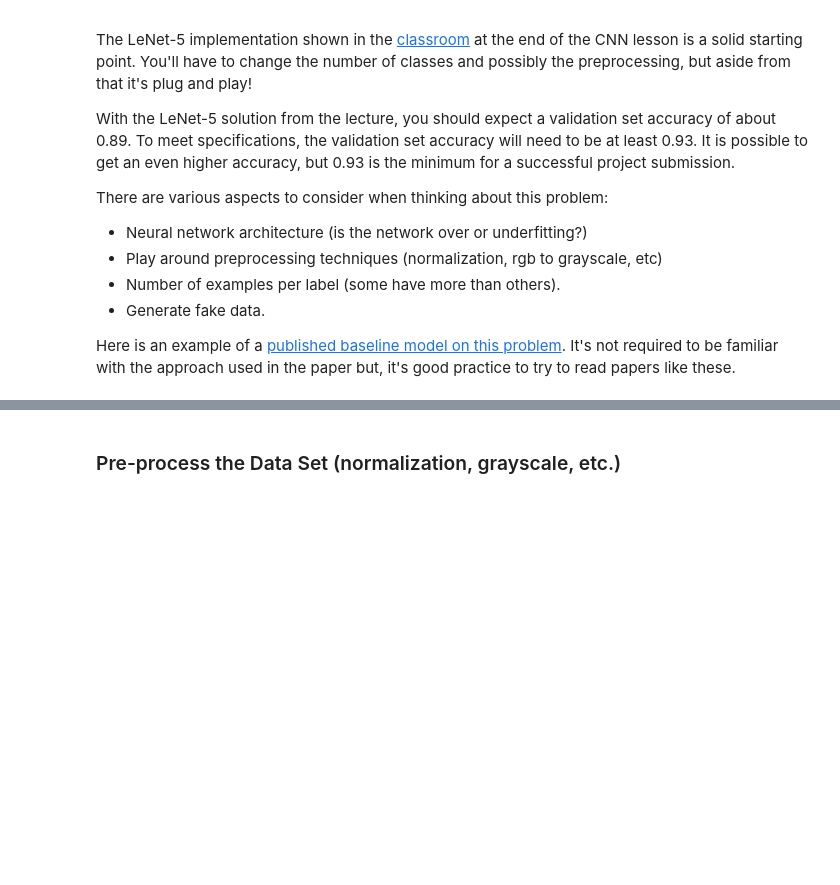
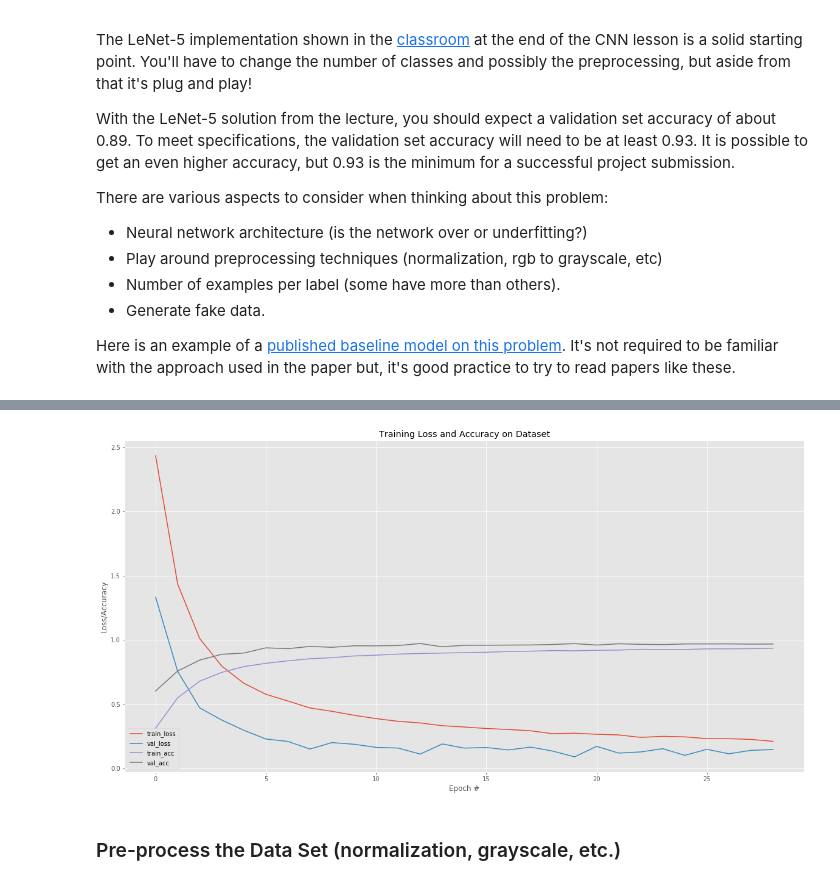
Before and after one commit to lexavtanke/CarND-Traffic-Sign-Classifier-Project, a Jupyter notebook: Traffic_Sign_Classifier.ipynb, the cells around one changed output, grey strips where cells are left out. Cells and saved outputs as stored; diff of their text form; code cells hidden in the pictures; blank space fills up the shorter version.

```diff
--- a/Traffic_Sign_Classifier.ipynb
+++ b/Traffic_Sign_Classifier.ipynb
@@ -159,15 +144,16 @@ class LeNet():
         model = Sequential()
         input_shape = (32, 32, 3)
         # first convolution layer
-        model.add(layers.Conv2D(6, (5,5), 1,
+        model.add(layers.Conv2D(12, (5,5), 1,
                                 padding="valid",
                                 input_shape=input_shape)) # filter num, kernel size, stride, padding
         model.add(layers.BatchNormalization(axis=-1))
         model.add(layers.Activation("relu"))
         model.add(layers.MaxPooling2D(pool_size=(2,2), padding="valid"))
-        # second convolution layer
-        model.add(layers.Conv2D(16, (5,5), 1, padding="valid",
-                               input_shape=(14,14,6)))
+        # second convolution layer, kernel_regularizer=regularizers.l2(0.1)
+        model.add(layers.Conv2D(32, (5,5), 1,
+                                padding="valid",
+                                input_shape=(14,14,12)))
         model.add(layers.BatchNormalization(axis=-1))
         model.add(layers.Activation("relu"))
         model.add(layers.MaxPooling2D(pool_size=(2,2), padding="valid"))
@@ -187,18 +173,24 @@ class LeNet():
         model.add(layers.Activation("softmax"))
 
         return model
+# %%
+# account for skew in the labeled data
+classTotals = y_train.sum(axis=0)
+classWeight = classTotals.max() / classTotals
 # %%
 # initialize the number of epochs to train for, base learning rate,
 # and batch size
-NUM_EPOCHS = 30
-INIT_LR = 1e-3
+NUM_EPOCHS = 29
+INIT_LR = 2*1e-3
 BS = 64
-
+model_name = "lenet_d12_d32_bs64_balansed_ne29_lr002_contrast"
 from tensorflow.keras.optimizers import Adam
 from tensorflow.keras.preprocessing.image import ImageDataGenerator
 from tensorflow.keras.utils import to_categorical
 import numpy as np
+from sklearn.utils import shuffle
 
+X_train, y_train = shuffle(X_train, y_train)
 
 # one-hot encode the training and testing labels
 numLabels = len(np.unique(y_train))
@@ -221,6 +213,6 @@ H = model.fit_generator(aug.flow(X_train, y_train, batch_size=BS),
                         validation_data=(X_valid, y_valid),
                         steps_per_epoch=X_train.shape[0] // BS,
                         epochs=NUM_EPOCHS,
-                        #class_weight=classWeight,
+                        class_weight=classWeight,
                         verbose=1)
 # %% [output]
@@ -396,3 +239,19 @@ with tf.Session() as sess:
+# %%
+# plot the training loss and accuracy
+N = np.arange(0, NUM_EPOCHS)
+plt.style.use("ggplot")
+plt.figure(figsize=(20,10))
+plt.plot(N, H.history["loss"], label="train_loss")
+plt.plot(N, H.history["val_loss"], label="val_loss")
+plt.plot(N, H.history["accuracy"], label="train_acc")
+plt.plot(N, H.history["val_accuracy"], label="val_acc")
+plt.title("Training Loss and Accuracy on Dataset")
+plt.xlabel("Epoch #")
+plt.ylabel("Loss/Accuracy")
+plt.legend(loc="lower left")
+plt.savefig(f"{model_name}.png")
+# %% [output]
+[figure, added]
 # %% [markdown]
 ### Pre-process the Data Set (normalization, grayscale, etc.)
 # %% [markdown]
```
Also changed, not shown: parts of 22 cells of this notebook.
